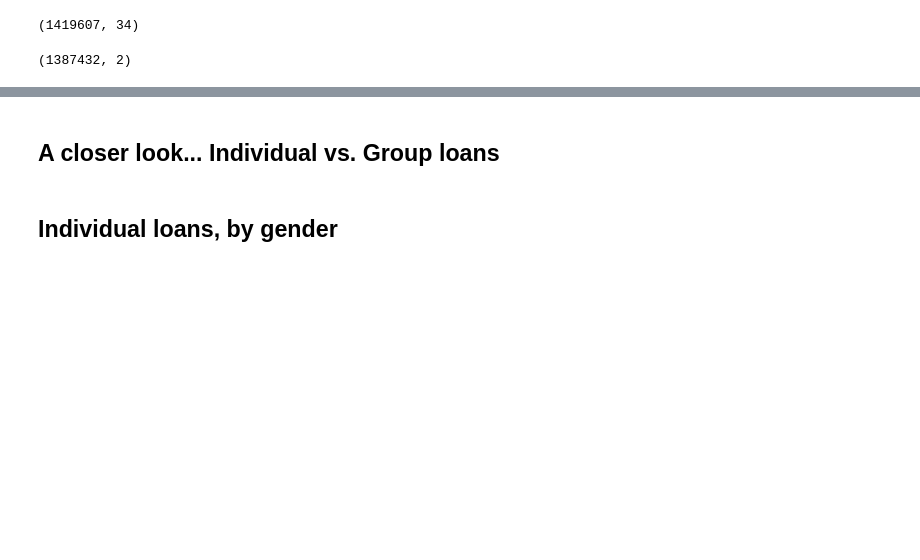
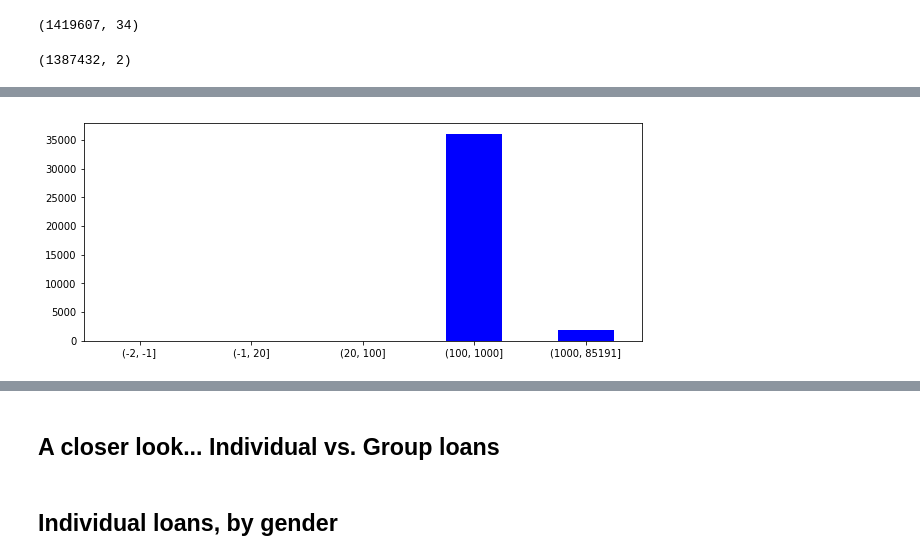
Before and after one commit to liyouzhang/Lender_Segmentations_Kiva, a Jupyter notebook: Kiva_EDA.ipynb, the cells around one changed output, grey strips where cells are left out. Drawn from its saved outputs; the diff is of its cells as text; code cells hidden in the pictures; blank space fills up the shorter version.

```diff
--- a/Kiva_EDA.ipynb
+++ b/Kiva_EDA.ipynb
@@ -265,0 +169,4 @@ samples.new.value_counts()
+# %%
+ax = lenders[lenders.LOAN_PURCHASE_NUM > 100]['binned_loan_purcharse_num'].value_counts(sort=False).plot.bar(rot=0, color="b", figsize=(10,4))
+# %% [output]
+[figure, added]
```
Also changed, not shown: parts of 94 cells of this notebook.
